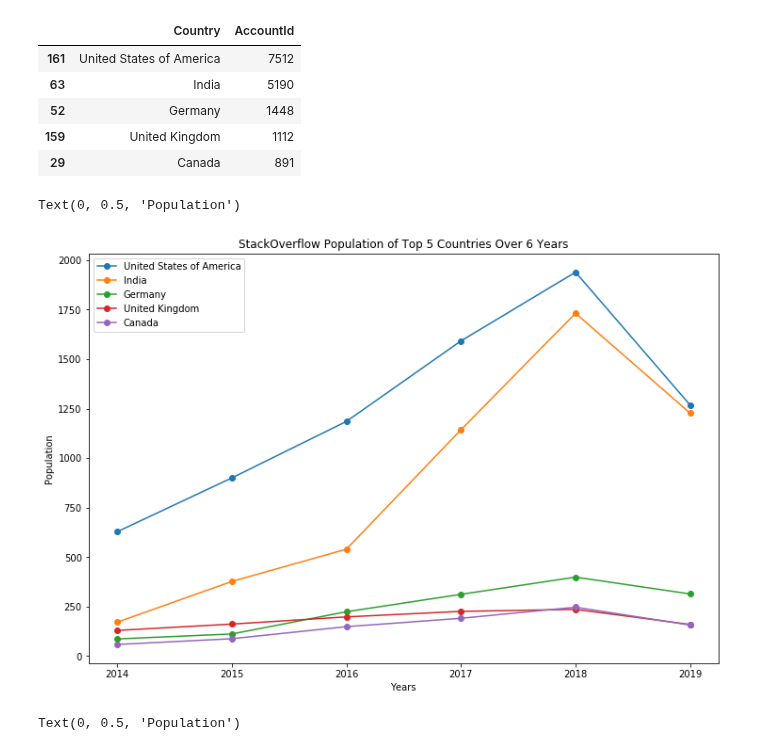
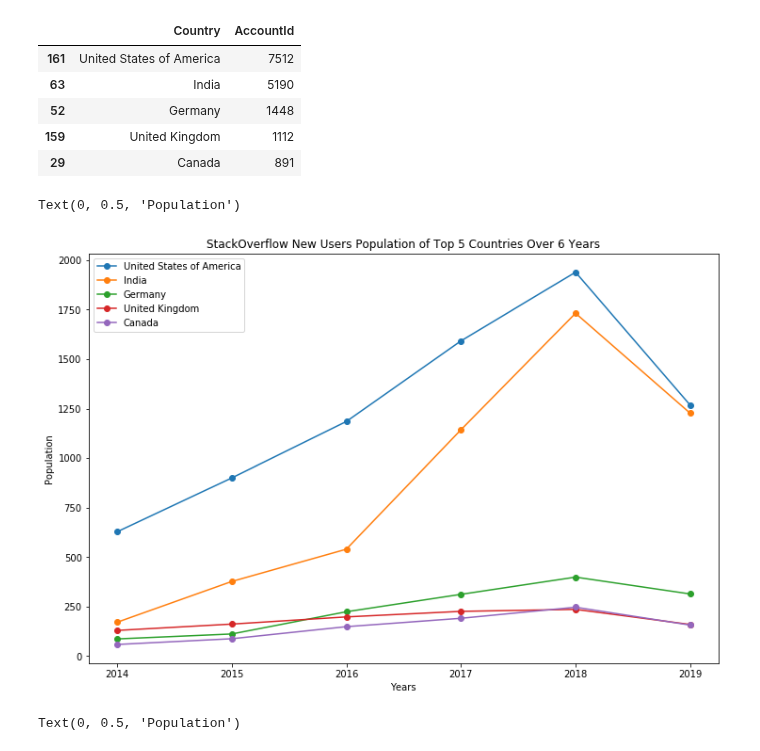
Before and after one commit to maliakber/algorithm-data-model-csc-501, a Jupyter notebook: source/project/TestGeo.ipynb, the cells around one changed output. Saved outputs shown, nothing was run; the diff lists cells and outputs as text; code cells hidden in the pictures.

```diff
--- a/source/project/TestGeo.ipynb
+++ b/source/project/TestGeo.ipynb
@@ -388,17 +388,17 @@ data_top_5
 # %%
 fig = plt.subplots(figsize = (12,8))
 for index, row in data_top_5.iterrows():
     frame = df_users_full[df_users_full['Country']==row['Country']]
     frame = frame.groupby('YearCreated').size().reset_index()
     frame.columns = ['YearCreated','Population']
     plt.plot(frame.YearCreated,frame.Population, marker = 'o', label=row['Country'])
 plt.legend()
-plt.title('New Users StackOverflow Population of Top 5 Countries Over 6 Years')
+plt.title('StackOverflow New Users Population of Top 5 Countries Over 6 Years')
 plt.xlabel('Years')
 plt.ylabel('Population')
 # %% [output]
 Text(0, 0.5, 'Population')
-[figure, old version]
+[figure, new version]
 # %%
 fig = plt.subplots(figsize = (12,8))
 prev = 0
```
